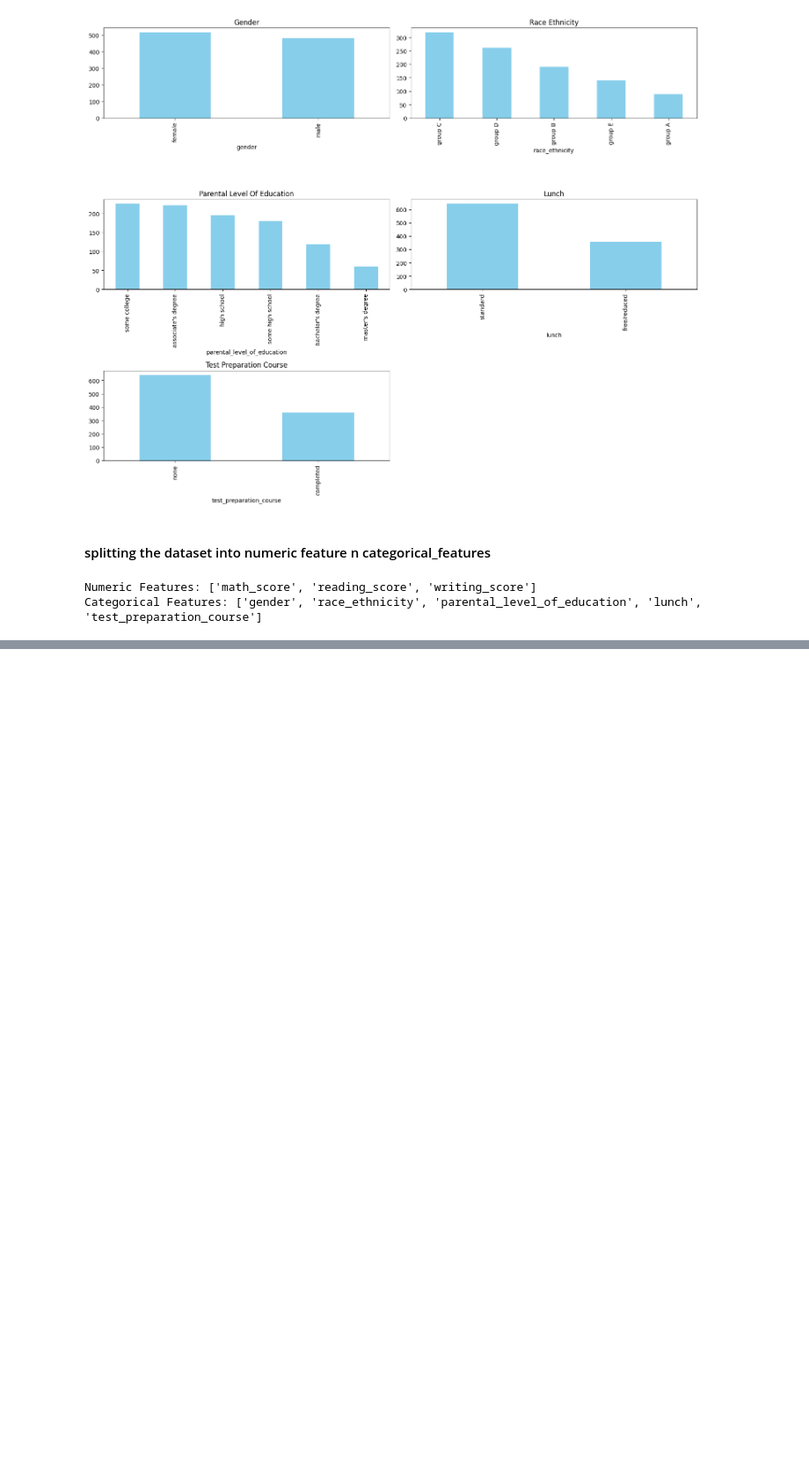
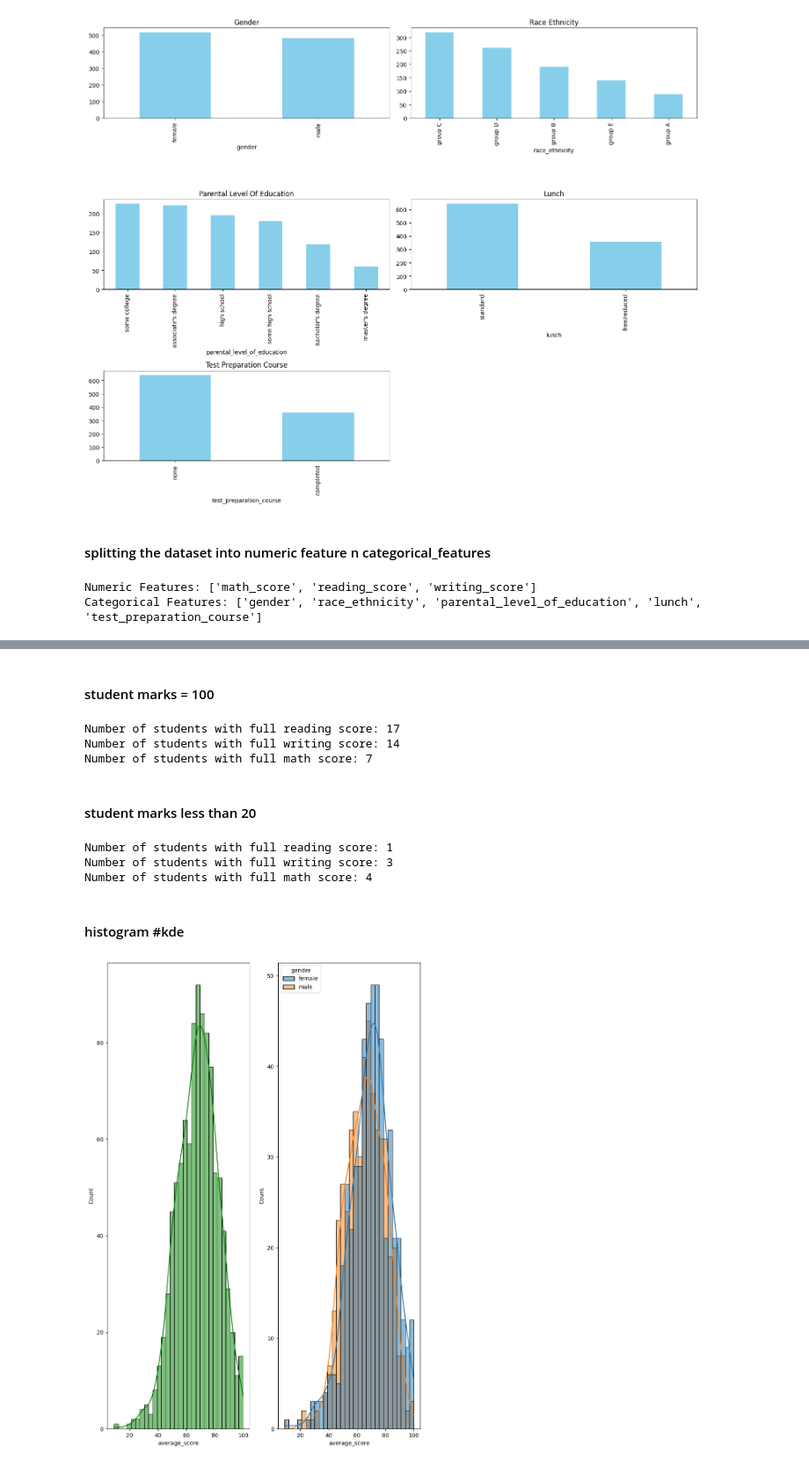
Before and after one commit to yashasmb/mlprojects, a Jupyter notebook: notebook/EDA_Student.ipynb, the cells around one changed output, grey strips where cells are left out. Shown at 88% size. Cells and saved outputs as stored; diff of their text form; code cells hidden in the pictures; blank space fills up the shorter version.

```diff
--- a/notebook/EDA_Student.ipynb
+++ b/notebook/EDA_Student.ipynb
@@ -141,0 +144,3 @@ Categorical Features: ['gender', 'race_ethnicity', 'parental_level_of_education'
+# %%
+df["total_score"] = df[numeric_features].sum(axis=1)
+df['average_score'] = df[numeric_features].mean(axis=1)
@@ -141,0 +173,39 @@ Categorical Features: ['gender', 'race_ethnicity', 'parental_level_of_education'
+# %% [markdown]
+#### student marks = 100
+# %%
+reading_full = df[df['reading_score'] == 100]['average_score'].count()
+writing_full = df[df['writing_score'] == 100]['average_score'].count()
+math_full = df[df['math_score'] == 100]['average_score'].count()
+
+print(f"Number of students with full reading score: {reading_full}")
+print(f"Number of students with full writing score: {writing_full}")
+print(f"Number of students with full math score: {math_full}")
+# %% [output]
+Number of students with full reading score: 17
+Number of students with full writing score: 14
+Number of students with full math score: 7
+# %% [markdown]
+#### student marks less than 20
+# %%
+reading_less_20 = df[df['reading_score'] <= 20]['average_score'].count()
+writing_less_20 = df[df['writing_score'] <= 20]['average_score'].count()
+math_less_20 = df[df['math_score'] <= 20]['average_score'].count()
+
+print(f"Number of students with full reading score: {reading_less_20}")
+print(f"Number of students with full writing score: {writing_less_20}")
+print(f"Number of students with full math score: {math_less_20}")
+# %% [output]
+Number of students with full reading score: 1
+Number of students with full writing score: 3
+Number of students with full math score: 4
+# %% [markdown]
+#### histogram #kde
+# %%
+fig, axs = plt.subplots(1,2, figsize=(10, 15))
+plt.subplot(121)
+sns.histplot(df,x='average_score', bins=30, kde=True, color='g')
+plt.subplot(122)
+sns.histplot(data = df,x='average_score', bins=30, kde=True, hue='gender')
+plt.show()
+# %% [output]
+[figure, added]
```
Also changed, not shown: parts of 3 cells of this notebook, 1 other file.
